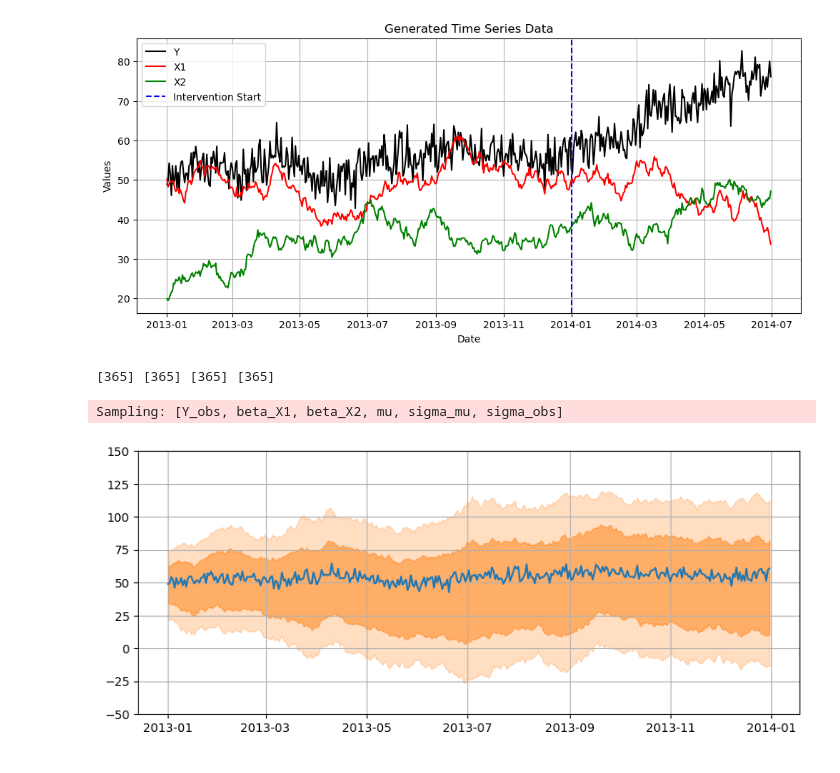
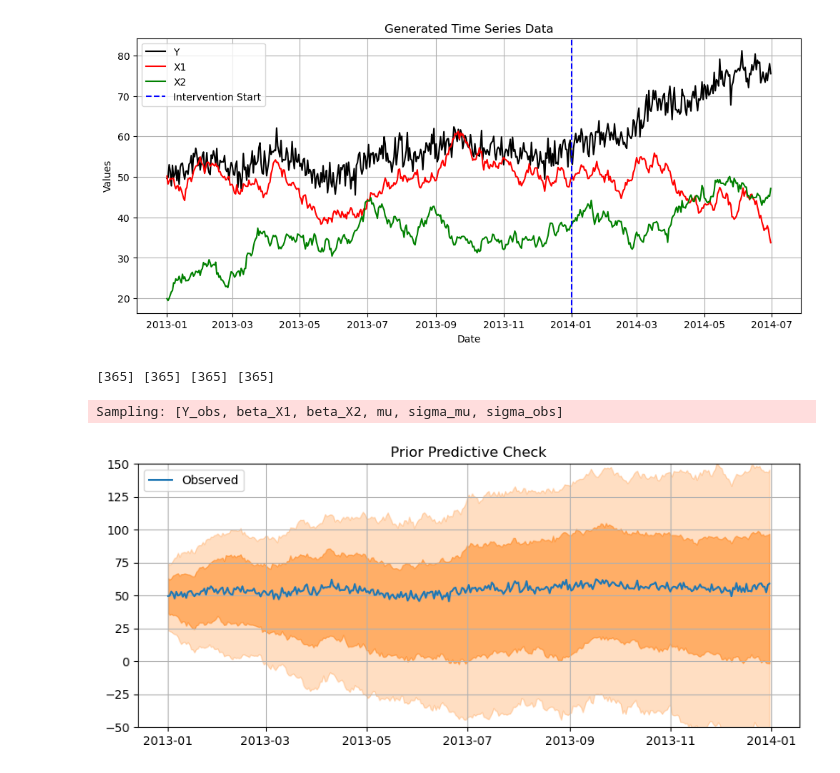
Before and after one commit to AlexAstrup/BayesianCausalImpactAnalysis, a Jupyter notebook: Bayesian_Causal_Impact_Analysis.ipynb, the cells around one changed output. Drawn from its saved outputs; the diff is of its cells as text; code cells hidden in the pictures.

```diff
--- a/Bayesian_Causal_Impact_Analysis.ipynb
+++ b/Bayesian_Causal_Impact_Analysis.ipynb
@@ -17,13 +17,13 @@ x1 = np.cumsum(np.random.normal(loc=0, scale=1, size=N)) + 50
 x2 = np.cumsum(np.random.normal(loc=0, scale=1, size=N)) + 20
 
 # Generate Y as a linear combination of X1 and X2, with added noise
-y = 20 + 0.5 * x1 + 0.3 * x2 + np.random.normal(loc=0, scale=3, size=N)
+y = 20 + 0.5 * x1 + 0.3 * x2 + np.random.normal(loc=0, scale=2, size=N)
 y_true = y.copy()
 
 # Introduce an intervention effect starting in 2014
 intervention_start = '2014-01-01'
 intervention_idx = date_range.get_loc(intervention_start)
-y[intervention_idx:] += np.cumsum(np.random.normal(loc=0.1, scale=0.5, size= N - intervention_idx))
+y[intervention_idx:] += np.cumsum(np.random.normal(loc=0.1, scale=0.5, size=N - intervention_idx))
 
 # Define the pre- and post-intervention periods
 pre_intervention = slice(0, intervention_idx)
@@ -46,7 +46,7 @@ plt.legend()
 plt.grid()
 plt.show()
 # %% [output]
-[figure, old version]
+[figure, new version]
 # %%
 # Define PyMC model
 with pm.Model(coords={"n": np.arange(intervention_idx)}) as state_space_model:
@@ -75,7 +75,7 @@ with pm.Model(coords={"n": np.arange(intervention_idx)}) as state_space_model:
 
     # ---- Trend Component ----
     # Define noise variances for trend
-    sigma_mu = pm.HalfNormal("sigma_mu", sigma=2)
+    sigma_mu = pm.HalfNormal("sigma_mu", sigma=5)
     # sigma_delta = pm.HalfNormal("sigma_delta", sigma=1)
 
     # Define the trend component - mu_t
@@ -86,8 +86,8 @@ with pm.Model(coords={"n": np.arange(intervention_idx)}) as state_space_model:
 
     # Combine mu_t and delta_t to form the full trend for y_t
     # trend = (mu
-             # + delta.cumsum()
-             # )
+    # + delta.cumsum()
+    # )
 
     # ---- Regression Component ----
     # Slopes for predictors X1 and X2 (Regression Coefficients)
@@ -100,15 +100,15 @@ with pm.Model(coords={"n": np.arange(intervention_idx)}) as state_space_model:
 
     # Expected value of Y_t:
     mean = pm.Deterministic(
-            name="mean",
-            var=(
+        name="mean",
+        var=(
                 mu
                 # + delta.cumsum()
                 + X1 + beta_X1
                 + X2 * beta_X2
-            ),
-            dims="n",
-        )
+        ),
+        dims="n",
+    )
 
     # Observation Equation (Y_t = Z_t^T alpha_t + epsilon_t)
     Y_obs = pm.Normal("Y_obs", mu=mean, sigma=sigma_obs, observed=Y)
@@ -119,30 +119,32 @@ print(Y.shape.eval(), X1.shape.eval(), X2.shape.eval(), Y_obs.shape.eval())
 # %%
 ## Prior Predictive Check
 with state_space_model:
     idata = pm.sample_prior_predictive()
 
 fig, ax = plt.subplots(figsize=(10, 4))
+plt.title('Prior Predictive Check')
 quantiles = idata.prior_predictive['Y_obs'].quantile((0.11, 0.25, 0.5, 0.75, 0.89), dim=("chain", "draw")).transpose()
 az.plot_hdi(
     data.index[pre_intervention],
     hdi_data=quantiles.sel(quantile=[0.11, 0.89]),
     fill_kwargs={"alpha": 0.25},
     smooth=False,
-    ax=ax,
+    ax=ax
 )
 az.plot_hdi(
     data.index[pre_intervention],
     hdi_data=quantiles.sel(quantile=[0.25, 0.75]),
     fill_kwargs={"alpha": 0.5},
     smooth=False,
     ax=ax,
 )
-ax.plot(data.index[pre_intervention], idata.observed_data['Y_obs'], label="observed")
+ax.plot(data.index[pre_intervention], idata.observed_data['Y_obs'], label="Observed")
 plt.ylim(-50, 150)
+plt.legend()
 plt.grid()
 # %% [output]
 Sampling: [Y_obs, beta_X1, beta_X2, mu, sigma_mu, sigma_obs]
-[figure, old version]
+[figure, new version]
 # %%
 # Fit the model
 with state_space_model:
```
Also changed, not shown: parts of 4 cells of this notebook.
